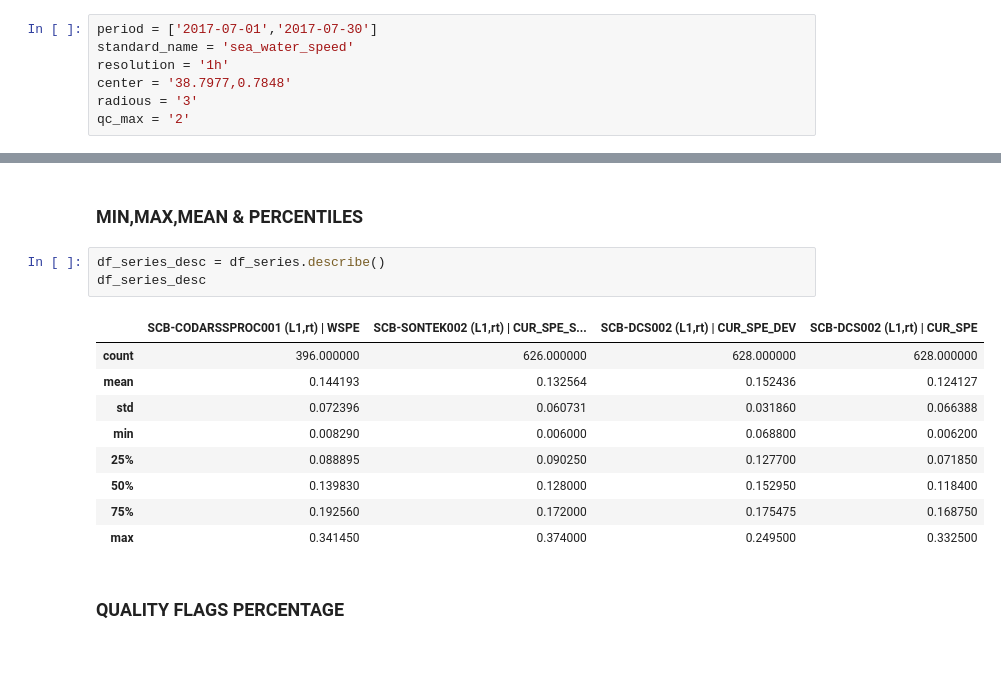
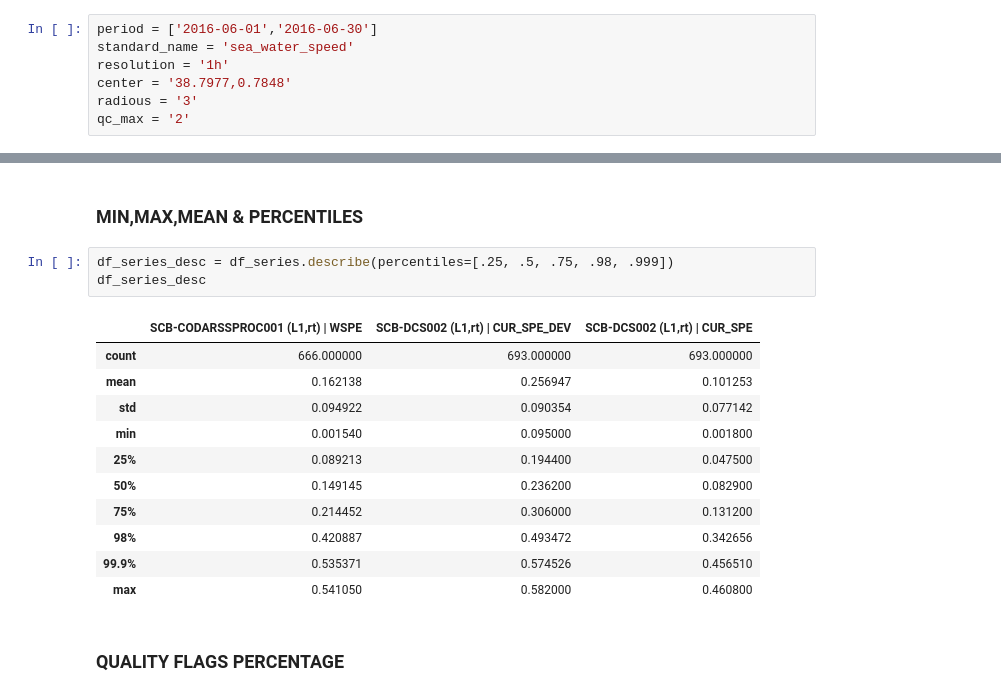
Before and after one commit to pazrg/radar_validation_test, a Jupyter notebook: cross-valiadtion.ipynb, the cells around one changed output, grey strips where cells are left out. Saved outputs shown, nothing was run; the diff lists cells and outputs as text; blank space fills up the shorter version.

```diff
--- a/cross-valiadtion.ipynb
+++ b/cross-valiadtion.ipynb
@@ -64,7 +65,7 @@ def parse_series(s,f,v,qc_max,center):
 # %% [markdown]
 Specify the period (start date, end date), variable (standard_name), resolution, area (center and radious) and qc_max to consider (remember 0 is not used at SOCIB) for the analysis.
 # %%
-period = ['2017-07-01','2017-07-30']
+period = ['2016-06-01','2016-06-30']
 standard_name = 'sea_water_speed'
 resolution = '1h'
 center = '38.7977,0.7848'
@@ -99,18 +100,20 @@ df_series
 # %% [markdown]
 ### MIN,MAX,MEAN & PERCENTILES
 # %%
-df_series_desc = df_series.describe()
+df_series_desc = df_series.describe(percentiles=[.25, .5, .75, .98, .999])
 df_series_desc
 # %% [output]
-|  | SCB-CODARSSPROC001 (L1,rt) | WSPE | SCB-SONTEK002 (L1,rt) | CUR_SPE_S... | SCB-DCS002 (L1,rt) | CUR_SPE_DEV | SCB-DCS002 (L1,rt) | CUR_SPE |
-| count | 396.000000 | 626.000000 | 628.000000 | 628.000000 |
-| mean | 0.144193 | 0.132564 | 0.152436 | 0.124127 |
-| std | 0.072396 | 0.060731 | 0.031860 | 0.066388 |
-| min | 0.008290 | 0.006000 | 0.068800 | 0.006200 |
-| 25% | 0.088895 | 0.090250 | 0.127700 | 0.071850 |
-| 50% | 0.139830 | 0.128000 | 0.152950 | 0.118400 |
-| 75% | 0.192560 | 0.172000 | 0.175475 | 0.168750 |
-| max | 0.341450 | 0.374000 | 0.249500 | 0.332500 |
+|  | SCB-CODARSSPROC001 (L1,rt) | WSPE | SCB-DCS002 (L1,rt) | CUR_SPE_DEV | SCB-DCS002 (L1,rt) | CUR_SPE |
+| count | 666.000000 | 693.000000 | 693.000000 |
+| mean | 0.162138 | 0.256947 | 0.101253 |
+| std | 0.094922 | 0.090354 | 0.077142 |
+| min | 0.001540 | 0.095000 | 0.001800 |
+| 25% | 0.089213 | 0.194400 | 0.047500 |
+| 50% | 0.149145 | 0.236200 | 0.082900 |
+| 75% | 0.214452 | 0.306000 | 0.131200 |
+| 98% | 0.420887 | 0.493472 | 0.342656 |
+| 99.9% | 0.535371 | 0.574526 | 0.456510 |
+| max | 0.541050 | 0.582000 | 0.460800 |
 # %% [markdown]
 ### QUALITY FLAGS PERCENTAGE
 # %%
```
Also changed, not shown: parts of 22 cells of this notebook, 1 other file.
